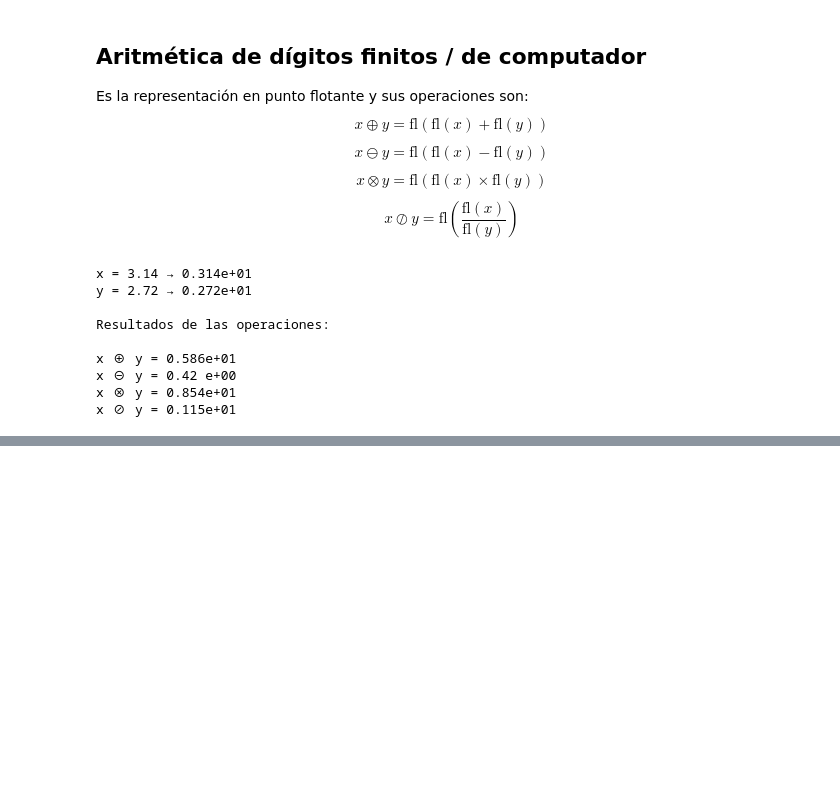
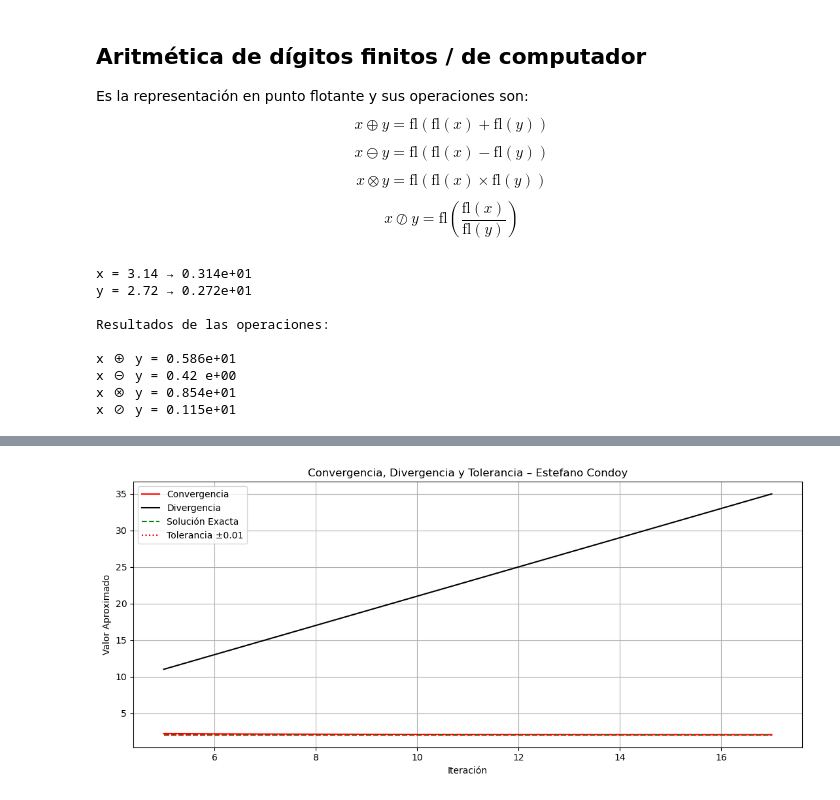
Before and after one commit to EstefanoCondoy/M-todos-Num-ricos, a Jupyter notebook: Notebook.ipynb, the cells around one changed output, grey strips where cells are left out. Cells and saved outputs as stored; diff of their text form; code cells hidden in the pictures; blank space fills up the shorter version.

Commit message:
Convergencia, Divergencia y Tolerancia

```diff
--- a/Notebook.ipynb
+++ b/Notebook.ipynb
@@ -507,0 +513,40 @@ x ⊘ y = 0.115e+01
+# %%
+#@autor: Estefano Condoy
+#@fecha: 2025-06-04
+#@version: 1.0
+#@asignatura: Métodos Numéricos
+
+import matplotlib.pyplot as plt # Utilizo esta libreria solo para poder graficar.
+
+Ec_solucion = 2.0
+Ec_tolerancia = 0.01
+Ec_iteraciones = list(range(5, 18))
+
+# Convergencia: se acerca a la solución
+Ec_convergencia = [2 + 1 / i for i in Ec_iteraciones]
+
+# Divergencia: se aleja de la solución
+Ec_divergencia = [1 + i * 2 for i in Ec_iteraciones]
+
+# Aqui estaran las lineas de referencia
+Ec_sol_line = [Ec_solucion] * len(Ec_iteraciones)
+Ec_tolerancia_sup = [Ec_solucion + Ec_tolerancia] * len(Ec_iteraciones)
+Ec_tolerancia_inf = [Ec_solucion - Ec_tolerancia] * len(Ec_iteraciones)
+
+# Gráfica
+plt.figure(figsize=(11, 5))
+plt.plot(Ec_iteraciones, Ec_convergencia, color='red', label='Convergencia')
+plt.plot(Ec_iteraciones, Ec_divergencia, color='black', label='Divergencia')
+plt.plot(Ec_iteraciones, Ec_sol_line, 'g--', label='Solución Exacta')
+plt.plot(Ec_iteraciones, Ec_tolerancia_sup, 'r:', label='Tolerancia ±0.01')
+plt.plot(Ec_iteraciones, Ec_tolerancia_inf, 'r:')
+
+plt.title("Convergencia, Divergencia y Tolerancia – Estefano Condoy")
+plt.xlabel("Iteración")
+plt.ylabel("Valor Aproximado")
+plt.grid(True)
+plt.legend()
+plt.tight_layout()
+plt.show()
+# %% [output]
+[figure, added]
```
Also changed, not shown: parts of 1 cell of this notebook.
